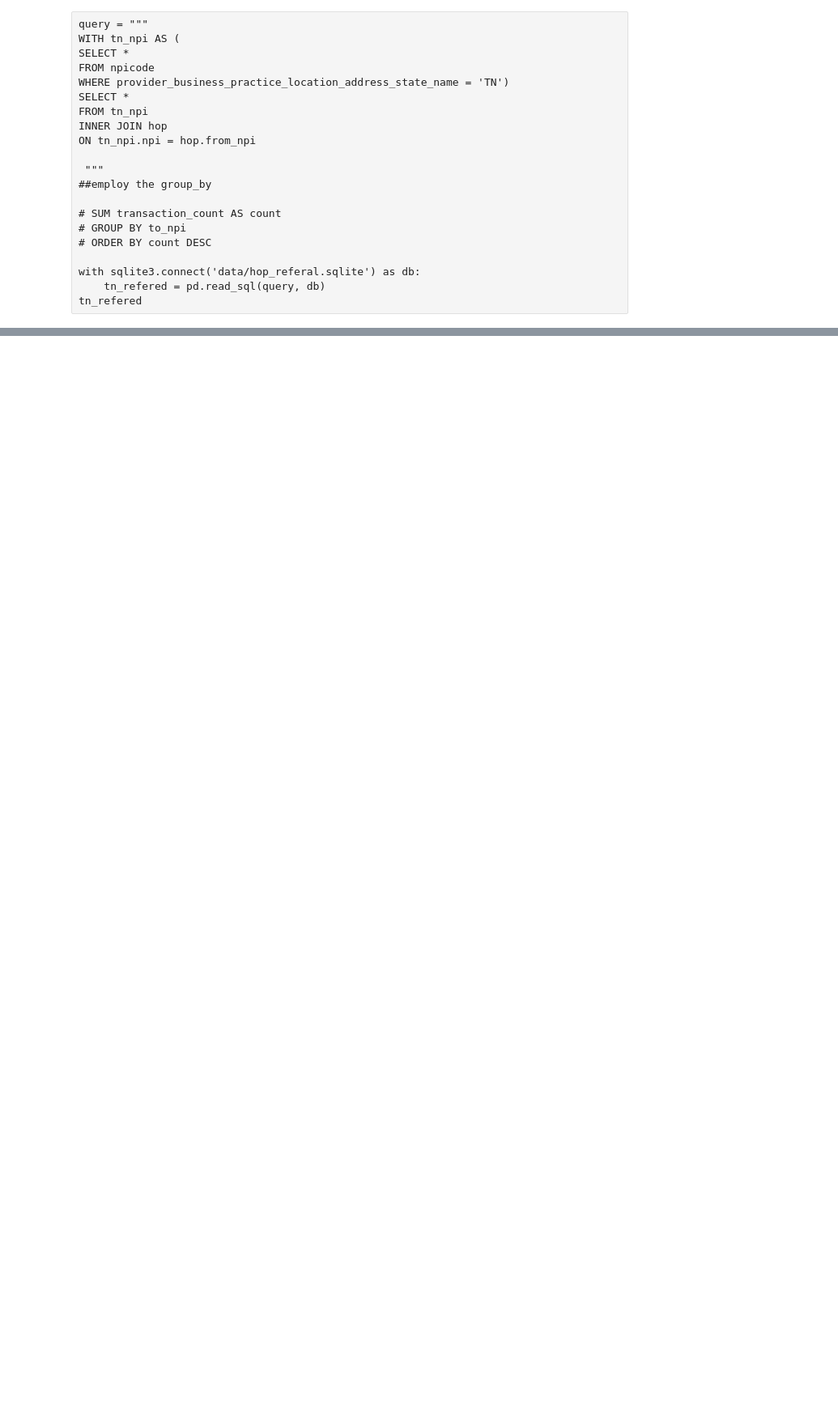
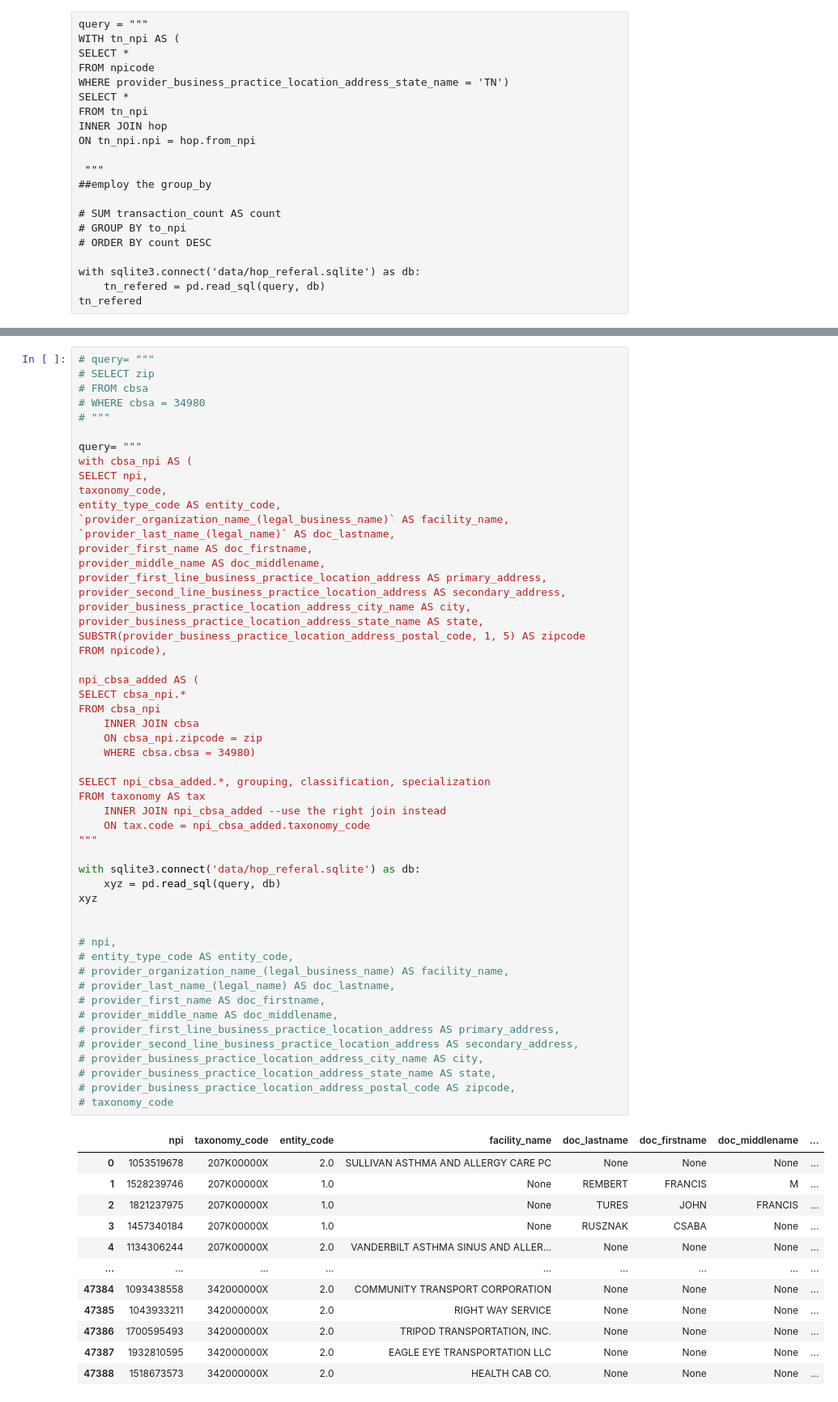
Before and after one commit to hcgreer/hop_team-team_blimp, a Jupyter notebook: hop_referal_dbsearch.ipynb, the cells around one changed output, grey strips where cells are left out. Shown: that part at 81% size. Drawn from its saved outputs; the diff is of its cells as text; blank space fills up the shorter version.

```diff
--- a/hop_referal_dbsearch.ipynb
+++ b/hop_referal_dbsearch.ipynb
@@ -202,0 +271,66 @@ tn_refered
+# %%
+# query= """
+# SELECT zip
+# FROM cbsa
+# WHERE cbsa = 34980
+# """
+
+query= """
+with cbsa_npi AS (
+SELECT npi,
+taxonomy_code,
+entity_type_code AS entity_code,
+`provider_organization_name_(legal_business_name)` AS facility_name,
+`provider_last_name_(legal_name)` AS doc_lastname,
+provider_first_name AS doc_firstname,
+provider_middle_name AS doc_middlename,
+provider_first_line_business_practice_location_address AS primary_address,
+provider_second_line_business_practice_location_address AS secondary_address,
+provider_business_practice_location_address_city_name AS city,
+provider_business_practice_location_address_state_name AS state,
+SUBSTR(provider_business_practice_location_address_postal_code, 1, 5) AS zipcode
+FROM npicode),
+
+npi_cbsa_added AS (
+SELECT cbsa_npi.*
+FROM cbsa_npi
+    INNER JOIN cbsa
+    ON cbsa_npi.zipcode = zip
+    WHERE cbsa.cbsa = 34980)
+
+SELECT npi_cbsa_added.*, grouping, classification, specialization
+FROM taxonomy AS tax
+    INNER JOIN npi_cbsa_added --use the right join instead
+    ON tax.code = npi_cbsa_added.taxonomy_code
+"""
+
+with sqlite3.connect('data/hop_referal.sqlite') as db:
+    xyz = pd.read_sql(query, db)
+xyz
+
+
+# npi,
+# entity_type_code AS entity_code,
+# provider_organization_name_(legal_business_name) AS facility_name,
+# provider_last_name_(legal_name) AS doc_lastname,
+# provider_first_name AS doc_firstname,
+# provider_middle_name AS doc_middlename,
+# provider_first_line_business_practice_location_address AS primary_address,
+# provider_second_line_business_practice_location_address AS secondary_address,
+# provider_business_practice_location_address_city_name AS city,
+# provider_business_practice_location_address_state_name AS state,
+# provider_business_practice_location_address_postal_code AS zipcode,
+# taxonomy_code
+# %% [output]
+|  | npi | taxonomy_code | entity_code | facility_name | doc_lastname | doc_firstname | doc_middlename | ... |
+| 0 | 1053519678 | 207K00000X | 2.0 | SULLIVAN ASTHMA AND ALLERGY CARE PC | None | None | None | ... |
+| 1 | 1528239746 | 207K00000X | 1.0 | None | REMBERT | FRANCIS | M | ... |
+| 2 | 1821237975 | 207K00000X | 1.0 | None | TURES | JOHN | FRANCIS | ... |
+| 3 | 1457340184 | 207K00000X | 1.0 | None | RUSZNAK | CSABA | None | ... |
+| 4 | 1134306244 | 207K00000X | 2.0 | VANDERBILT ASTHMA SINUS AND ALLER... | None | None | None | ... |
+| ... | ... | ... | ... | ... | ... | ... | ... | ... |
+| 47384 | 1093438558 | 342000000X | 2.0 | COMMUNITY TRANSPORT CORPORATION | None | None | None | ... |
+| 47385 | 1043933211 | 342000000X | 2.0 | RIGHT WAY SERVICE | None | None | None | ... |
+| 47386 | 1700595493 | 342000000X | 2.0 | TRIPOD TRANSPORTATION, INC. | None | None | None | ... |
+| 47387 | 1932810595 | 342000000X | 2.0 | EAGLE EYE TRANSPORTATION LLC | None | None | None | ... |
+| 47388 | 1518673573 | 342000000X | 2.0 | HEALTH CAB CO. | None | None | None | ... |
```
Also changed, not shown: parts of 14 cells of this notebook.
